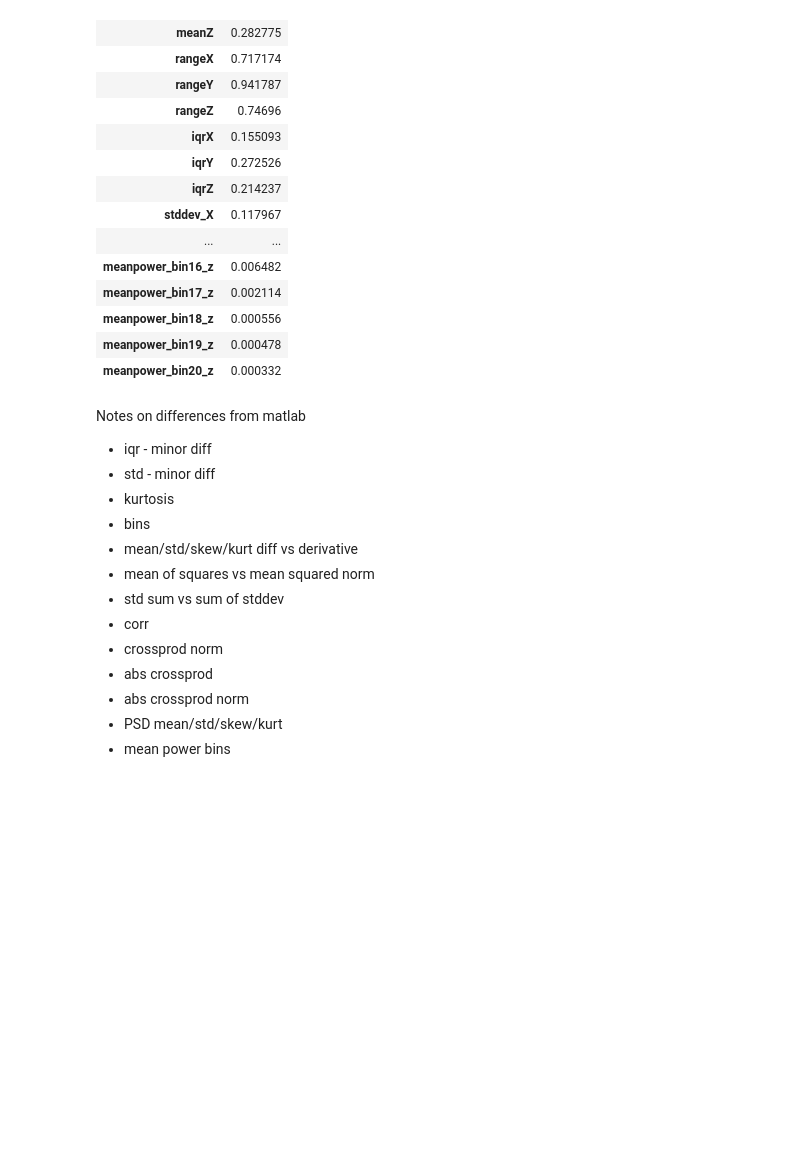
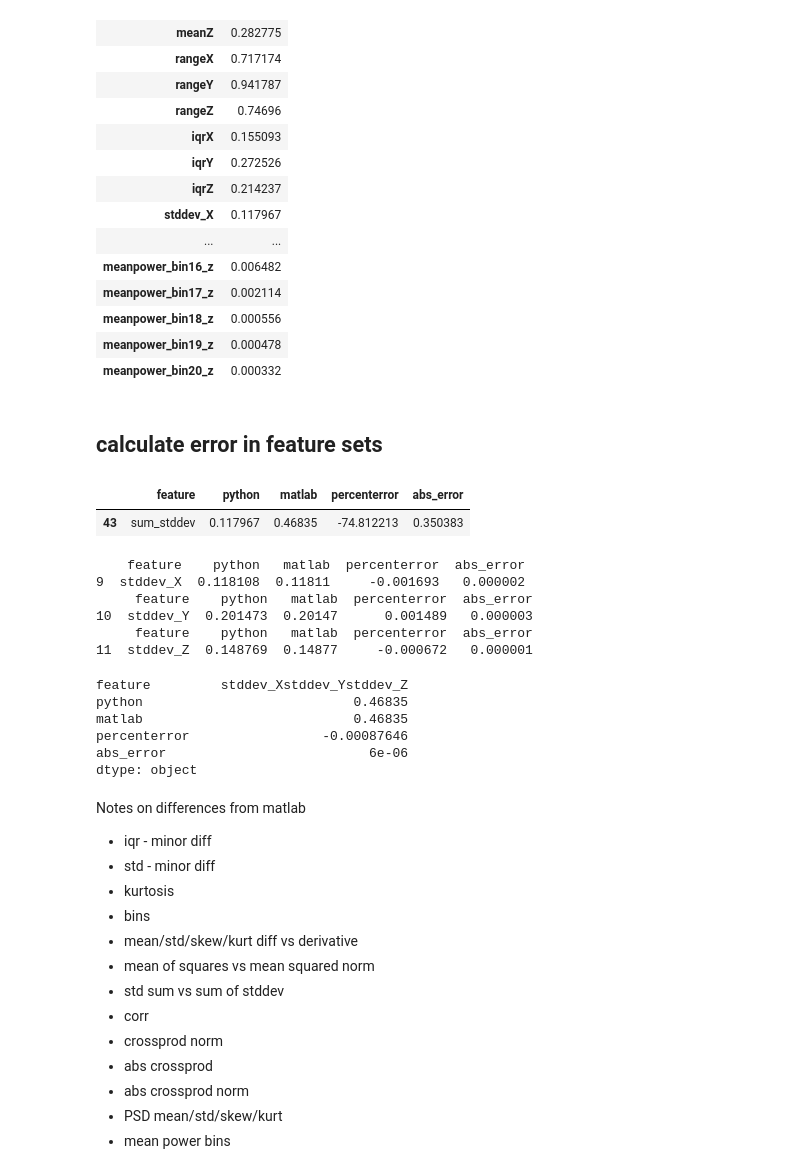
Before and after one commit to kamshee/activity-recognition-process, a Jupyter notebook: TestFeatures.ipynb, the cells around one changed output. Saved outputs shown, nothing was run; the diff lists cells and outputs as text; code cells hidden in the pictures; blank space fills up the shorter version.

```diff
--- a/TestFeatures.ipynb
+++ b/TestFeatures.ipynb
@@ -392,6 +338,53 @@ display_side_by_side(matlab.T,pythonfea2)
 | meanpower_bin18_z | 0.000556 |
 | meanpower_bin19_z | 0.000478 |
 | meanpower_bin20_z | 0.000332 |
+# %% [markdown]
+## calculate error in feature sets
+# %%
+# calculate % error for python vs matlab features
+
+# transpose matlab to match pythonfea2
+matlabT = matlab.T
+# create same index of feature names
+matlabT.index = pythonfea2.index
+# combine python and matlab features in 1 dataframe
+result = pd.concat([pythonfea2, matlabT], axis=1, sort=False)
+# rename columns - python matlab percenterror
+result.columns = ['python','matlab']
+# change from str to float type
+result.python = result.python.astype('float64')
+# add percent error column
+result['percenterror'] = (result['python'] - result['matlab'])*100/result['matlab']
+# add absolute error column
+result['abs_error'] = abs(result['python'] - result['matlab'])
+# cleanup index
+result.reset_index(inplace=True)
+result = result.rename(columns={'index':'feature'})
+# %%
+result.loc[result.feature == 'sum_stddev']
+# %% [output]
+|  | feature | python | matlab | percenterror | abs_error |
+| 43 | sum_stddev | 0.117967 | 0.46835 | -74.812213 | 0.350383 |
+# %%
+print(result.loc[result.feature == 'stddev_X'])
+print(result.loc[result.feature == 'stddev_Y'])
+print(result.loc[result.feature == 'stddev_Z'])
+# %% [output]
+    feature    python   matlab  percenterror  abs_error
+9  stddev_X  0.118108  0.11811     -0.001693   0.000002
+     feature    python   matlab  percenterror  abs_error
+10  stddev_Y  0.201473  0.20147      0.001489   0.000003
+     feature    python   matlab  percenterror  abs_error
+11  stddev_Z  0.148769  0.14877     -0.000672   0.000001
+# %%
+result.loc[9]+result.loc[10]+result.loc[11]
+# %% [output]
+feature         stddev_Xstddev_Ystddev_Z
+python                           0.46835
+matlab                           0.46835
+percenterror                 -0.00087646
+abs_error                          6e-06
+dtype: object
 # %% [markdown]
 Notes on differences from matlab
 - iqr - minor diff
```
Also changed, not shown: parts of 38 cells of this notebook.
